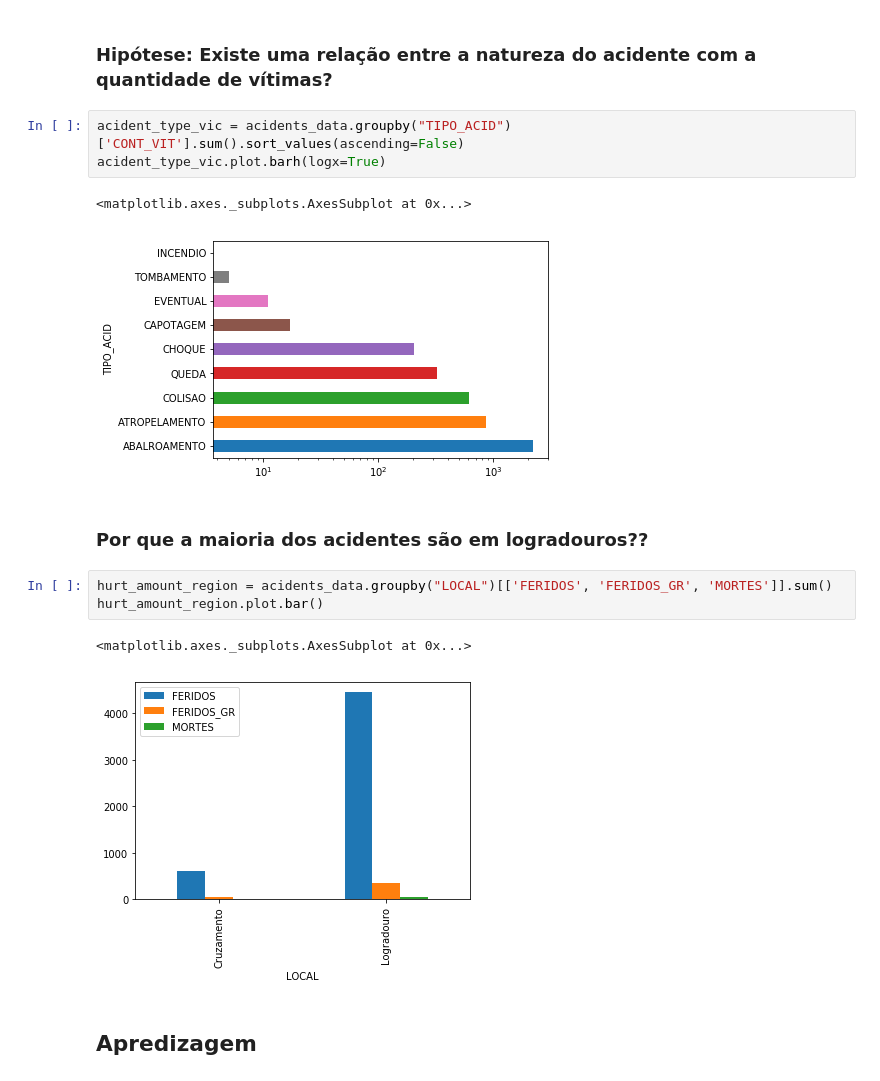
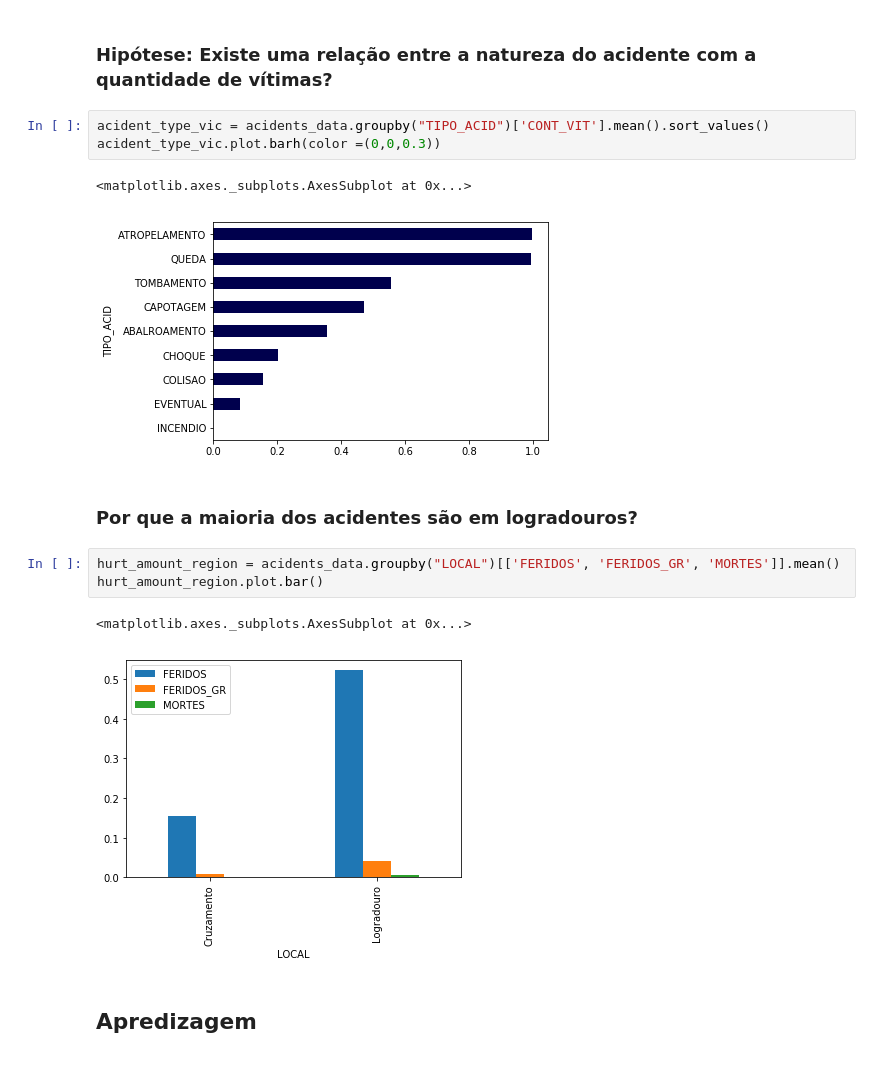
Before and after one commit to if1015-datascience-ufpe/2018-2-projeto-data-lords, a Jupyter notebook: project.ipynb, the cells around one changed output. Drawn from its saved outputs; the diff is of its cells as text.

```diff
--- a/project.ipynb
+++ b/project.ipynb
@@ -491,19 +477,19 @@ hurt_amount_region.drop(['NAO IDENTIFICADO']).plot.bar(logy=True)
 # %% [markdown]
 ### Hipótese: Existe uma relação entre a natureza do acidente com a quantidade de vítimas?
 # %%
-acident_type_vic = acidents_data.groupby("TIPO_ACID")['CONT_VIT'].sum().sort_values(ascending=False)
-acident_type_vic.plot.barh(logx=True)
+acident_type_vic = acidents_data.groupby("TIPO_ACID")['CONT_VIT'].mean().sort_values()
+acident_type_vic.plot.barh(color =(0,0,0.3))
 # %% [output]
 <matplotlib.axes._subplots.AxesSubplot at 0x...>
-[figure, old version]
+[figure, new version]
 # %% [markdown]
-### Por que a maioria dos acidentes são em logradouros??
+### Por que a maioria dos acidentes são em logradouros?
 # %%
-hurt_amount_region = acidents_data.groupby("LOCAL")[['FERIDOS', 'FERIDOS_GR', 'MORTES']].sum()
+hurt_amount_region = acidents_data.groupby("LOCAL")[['FERIDOS', 'FERIDOS_GR', 'MORTES']].mean()
 hurt_amount_region.plot.bar()
 # %% [output]
 <matplotlib.axes._subplots.AxesSubplot at 0x...>
-[figure, old version]
+[figure, new version]
 # %% [markdown]
 ## Apredizagem
 # %%
```
Also changed, not shown: parts of 13 cells of this notebook.
